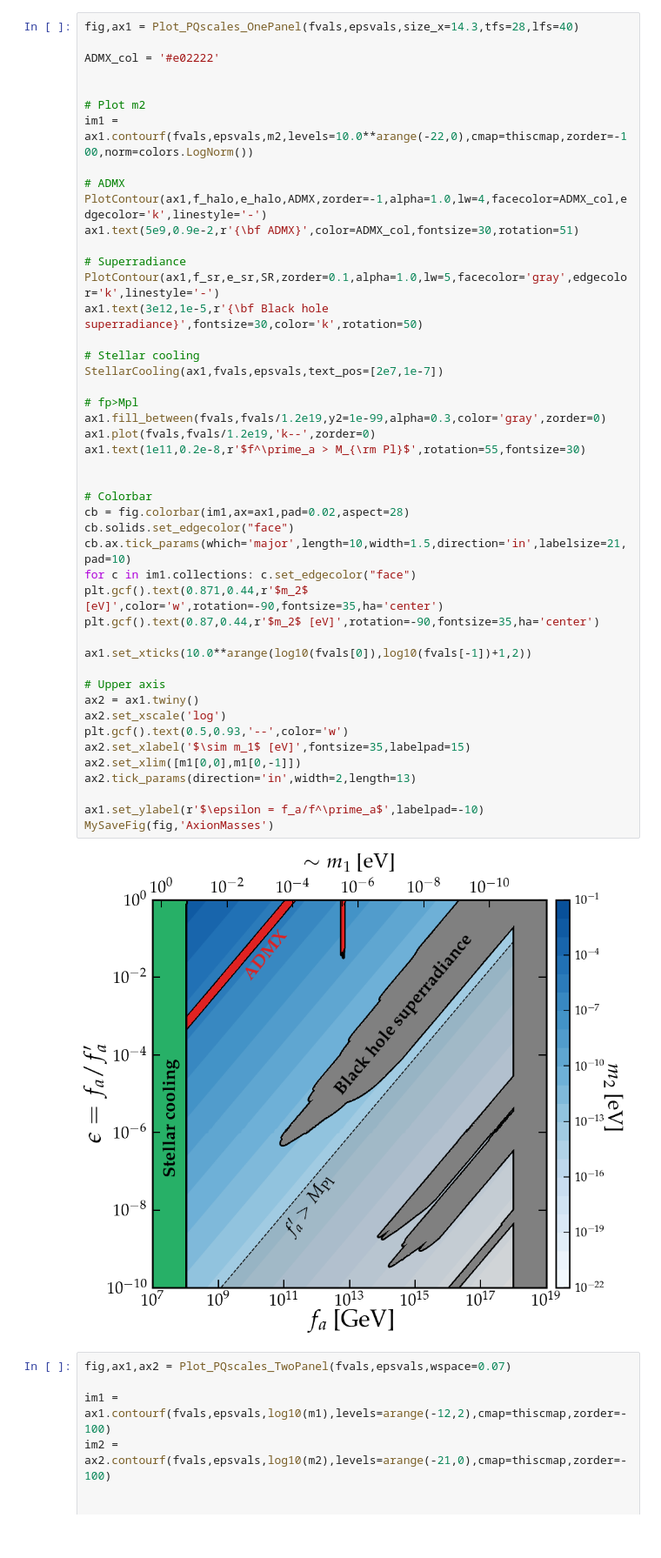
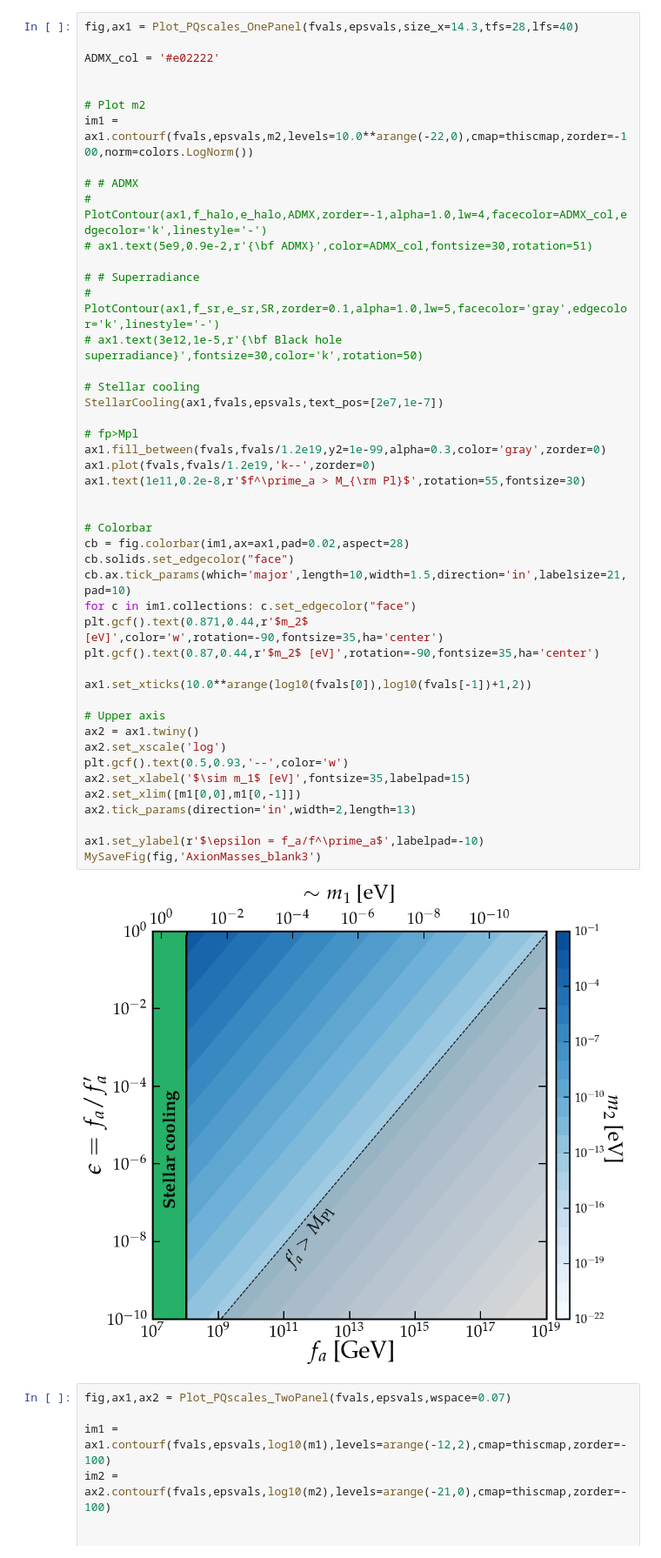
Before and after one commit to cajohare/CompAxion, a Jupyter notebook: AxionMasses.ipynb, the cells around one changed output. Shown: that part at 87% size. Saved outputs shown, nothing was run; the diff lists cells and outputs as text.

```diff
--- a/AxionMasses.ipynb
+++ b/AxionMasses.ipynb
@@ -31,45 +31,45 @@ ADMX_col = '#e02222'
 # Plot m2
 im1 = ax1.contourf(fvals,epsvals,m2,levels=10.0**arange(-22,0),cmap=thiscmap,zorder=-100,norm=colors.LogNorm())
 
-# ADMX
-PlotContour(ax1,f_halo,e_halo,ADMX,zorder=-1,alpha=1.0,lw=4,facecolor=ADMX_col,edgecolor='k',linestyle='-')
-ax1.text(5e9,0.9e-2,r'{\bf ADMX}',color=ADMX_col,fontsize=30,rotation=51)
+# # ADMX
+# PlotContour(ax1,f_halo,e_halo,ADMX,zorder=-1,alpha=1.0,lw=4,facecolor=ADMX_col,edgecolor='k',linestyle='-')
+# ax1.text(5e9,0.9e-2,r'{\bf ADMX}',color=ADMX_col,fontsize=30,rotation=51)
 
-# Superradiance
-PlotContour(ax1,f_sr,e_sr,SR,zorder=0.1,alpha=1.0,lw=5,facecolor='gray',edgecolor='k',linestyle='-')
-ax1.text(3e12,1e-5,r'{\bf Black hole superradiance}',fontsize=30,color='k',rotation=50)
+# # Superradiance
+# PlotContour(ax1,f_sr,e_sr,SR,zorder=0.1,alpha=1.0,lw=5,facecolor='gray',edgecolor='k',linestyle='-')
+# ax1.text(3e12,1e-5,r'{\bf Black hole superradiance}',fontsize=30,color='k',rotation=50)
 
 # Stellar cooling
 StellarCooling(ax1,fvals,epsvals,text_pos=[2e7,1e-7])
 
 # fp>Mpl
 ax1.fill_between(fvals,fvals/1.2e19,y2=1e-99,alpha=0.3,color='gray',zorder=0)
 ax1.plot(fvals,fvals/1.2e19,'k--',zorder=0)
 ax1.text(1e11,0.2e-8,r'$f^\prime_a > M_{\rm Pl}$',rotation=55,fontsize=30)
 
 
 # Colorbar
 cb = fig.colorbar(im1,ax=ax1,pad=0.02,aspect=28)
 cb.solids.set_edgecolor("face")
 cb.ax.tick_params(which='major',length=10,width=1.5,direction='in',labelsize=21,pad=10)
 for c in im1.collections: c.set_edgecolor("face")
 plt.gcf().text(0.871,0.44,r'$m_2$ [eV]',color='w',rotation=-90,fontsize=35,ha='center')
 plt.gcf().text(0.87,0.44,r'$m_2$ [eV]',rotation=-90,fontsize=35,ha='center')
 
 ax1.set_xticks(10.0**arange(log10(fvals[0]),log10(fvals[-1])+1,2))
 
 # Upper axis
 ax2 = ax1.twiny()
 ax2.set_xscale('log')
 plt.gcf().text(0.5,0.93,'--',color='w')
 ax2.set_xlabel('$\sim m_1$ [eV]',fontsize=35,labelpad=15)
 ax2.set_xlim([m1[0,0],m1[0,-1]])
 ax2.tick_params(direction='in',width=2,length=13)
 
 ax1.set_ylabel(r'$\epsilon = f_a/f^\prime_a$',labelpad=-10)
-MySaveFig(fig,'AxionMasses')
+MySaveFig(fig,'AxionMasses_blank3')
 # %% [output]
-[figure, old version]
+[figure, new version]
 # %%
 fig,ax1,ax2 = Plot_PQscales_TwoPanel(fvals,epsvals,wspace=0.07)
 
```
Also changed, not shown: parts of 1 cell of this notebook, 43 other files.
